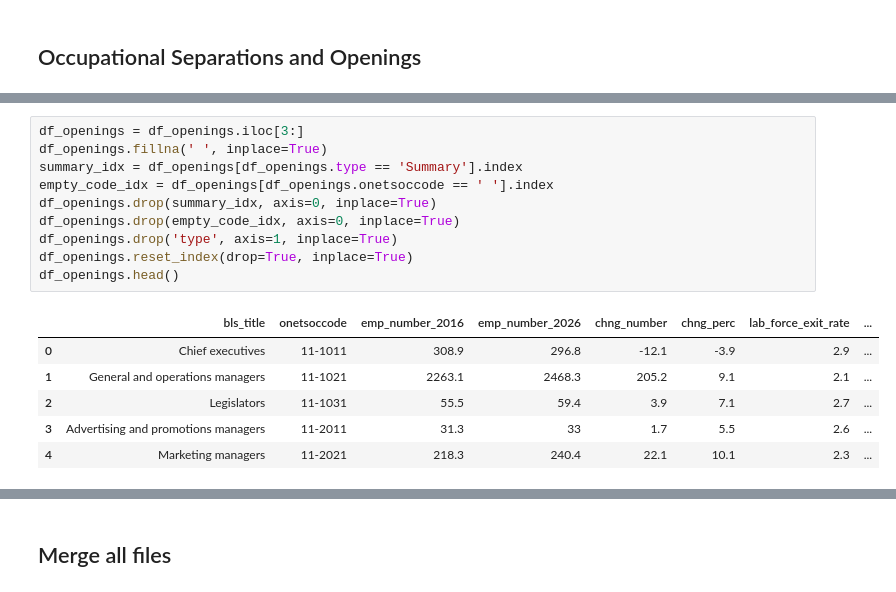
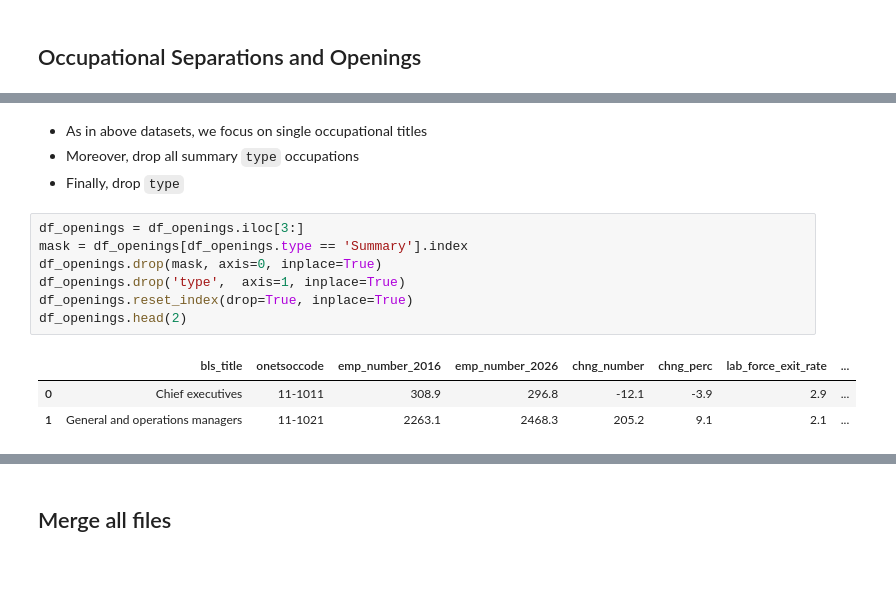
Before and after one commit to alirifat/AI-and-Labor-Market, a Jupyter notebook: python_version/bls_projection.ipynb, the cells around one changed output, grey strips where cells are left out. Cells and saved outputs as stored; diff of their text form.

```diff
--- a/python_version/bls_projection.ipynb
+++ b/python_version/bls_projection.ipynb
@@ -173,20 +443,18 @@ df_openings.head()
 | 2 | Total, all occupations | 00-0000 | Summary | 156064 | 167582.3 | 11518.6 | 7.4 | ... |
 | 3 | Management occupations | 11-0000 | Summary | 9533.1 | 10340.4 | 807.3 | 8.5 | ... |
 | 4 | Top executives | 11-1000 | Summary | 2627.5 | 2824.5 | 197 | 7.5 | ... |
+# %% [markdown]
+* As in above datasets, we focus on single occupational titles
+* Moreover, drop all summary `type` occupations
+* Finally, drop `type`
 # %%
 df_openings = df_openings.iloc[3:]
-df_openings.fillna(' ', inplace=True)
-summary_idx = df_openings[df_openings.type == 'Summary'].index
-empty_code_idx = df_openings[df_openings.onetsoccode == ' '].index
-df_openings.drop(summary_idx, axis=0, inplace=True)
-df_openings.drop(empty_code_idx, axis=0, inplace=True)
-df_openings.drop('type', axis=1, inplace=True)
+mask = df_openings[df_openings.type == 'Summary'].index
+df_openings.drop(mask, axis=0, inplace=True)
+df_openings.drop('type',  axis=1, inplace=True)
 df_openings.reset_index(drop=True, inplace=True)
-df_openings.head()
+df_openings.head(2)
 # %% [output]
 |  | bls_title | onetsoccode | emp_number_2016 | emp_number_2026 | chng_number | chng_perc | lab_force_exit_rate | ... |
 | 0 | Chief executives | 11-1011 | 308.9 | 296.8 | -12.1 | -3.9 | 2.9 | ... |
 | 1 | General and operations managers | 11-1021 | 2263.1 | 2468.3 | 205.2 | 9.1 | 2.1 | ... |
-| 2 | Legislators | 11-1031 | 55.5 | 59.4 | 3.9 | 7.1 | 2.7 | ... |
-| 3 | Advertising and promotions managers | 11-2011 | 31.3 | 33 | 1.7 | 5.5 | 2.6 | ... |
-| 4 | Marketing managers | 11-2021 | 218.3 | 240.4 | 22.1 | 10.1 | 2.3 | ... |
```
Also changed, not shown: parts of 67 cells of this notebook.
